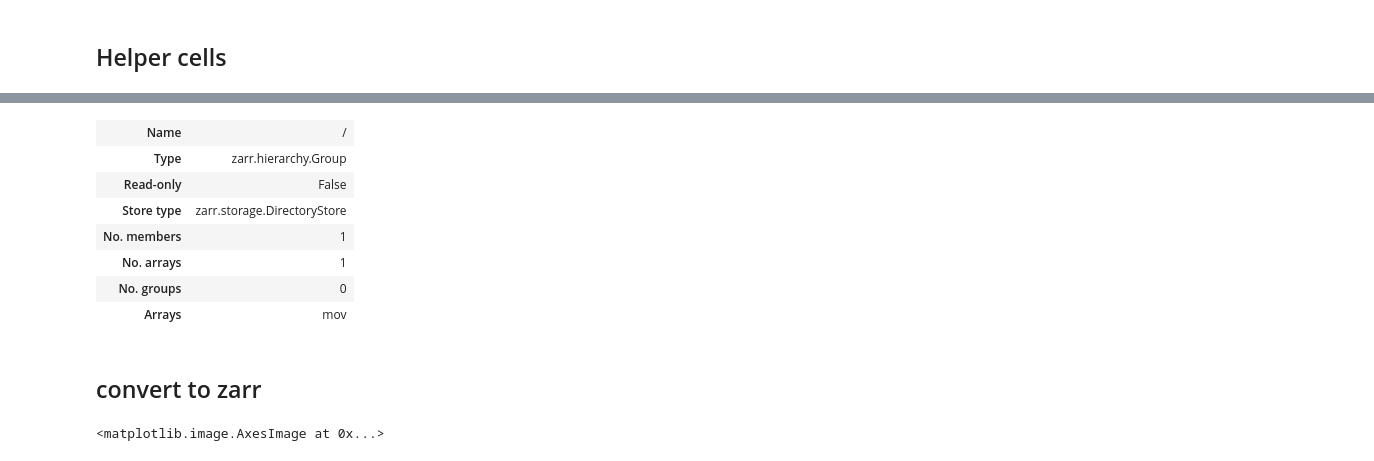
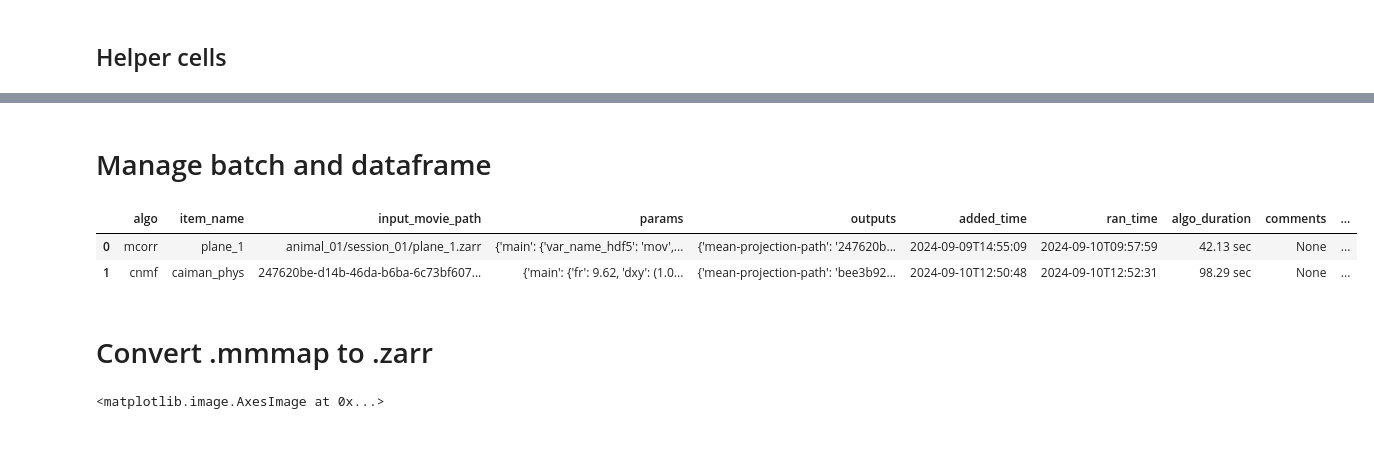
Before and after one commit to MillerBrainObservatory/LBM-CaImAn-Python, a Jupyter notebook: demos/notebooks/helpers.ipynb, the cells around one changed output, grey strips where cells are left out. Drawn from its saved outputs; the diff is of its cells as text; code cells hidden in the pictures.

```diff
--- a/demos/notebooks/helpers.ipynb
+++ b/demos/notebooks/helpers.ipynb
@@ -53,33 +43,21 @@ To enable the following instructions: SSE4.1 SSE4.2 AVX AVX2 FMA, in other opera
+# %% [markdown]
+# Manage batch and dataframe
 # %%
 # File locations:
 # - batch.pickle parent directory
 # - input movie
 
-raw_data_path = Path().home() / "caiman_data_org"
-movie_path = raw_data_path / 'animal_01' / "session_01" / 'plane_1.zarr'
+parent_path = Path().home() / "caiman_data_org"
+batch_path = parent_path / 'batch.pickle'
 
-batch_path = raw_data_path / 'batch.pickle'
-mc.set_parent_raw_data_path(str(raw_data_path))
-
-# you could alos load the registration batch and
-# save this patch in a new dataframe (saved to disk automatically)
 try:
     df = mc.load_batch(batch_path)
 except (IsADirectoryError, FileNotFoundError):
     df = mc.create_batch(batch_path)
 
 df=df.caiman.reload_from_disk()
 df
-
-# raw movie
-movie = zarr.open(movie_path)
-movie.info
 # %% [output]
-| Name | / |
-| Type | zarr.hierarchy.Group |
-| Read-only | False |
-| Store type | zarr.storage.DirectoryStore |
-| No. members | 1 |
-| No. arrays | 1 |
-| No. groups | 0 |
-| Arrays | mov |
+|  | algo | item_name | input_movie_path | params | outputs | added_time | ran_time | algo_duration | comments | ... |
+| 0 | mcorr | plane_1 | animal_01/session_01/plane_1.zarr | {'main': {'var_name_hdf5': 'mov',... | {'mean-projection-path': '247620b... | 2024-09-09T14:55:09 | 2024-09-10T09:57:59 | 42.13 sec | None | ... |
+| 1 | cnmf | caiman_phys | 247620be-d14b-46da-b6ba-6c73bf607... | {'main': {'fr': 9.62, 'dxy': (1.0... | {'mean-projection-path': 'bee3b92... | 2024-09-10T12:50:48 | 2024-09-10T12:52:31 | 98.29 sec | None | ... |
@@ -88,5 +64,5 @@ mcorr_movie = df.iloc[0].mcorr.get_output()
 # %% [markdown]
-## convert to zarr
+# Convert .mmmap to .zarr
 # %%
 res_path = movie_path.parent / 'registered'
 res_path.mkdir(exist_ok=True)
```
Also changed, not shown: parts of 8 cells of this notebook.
